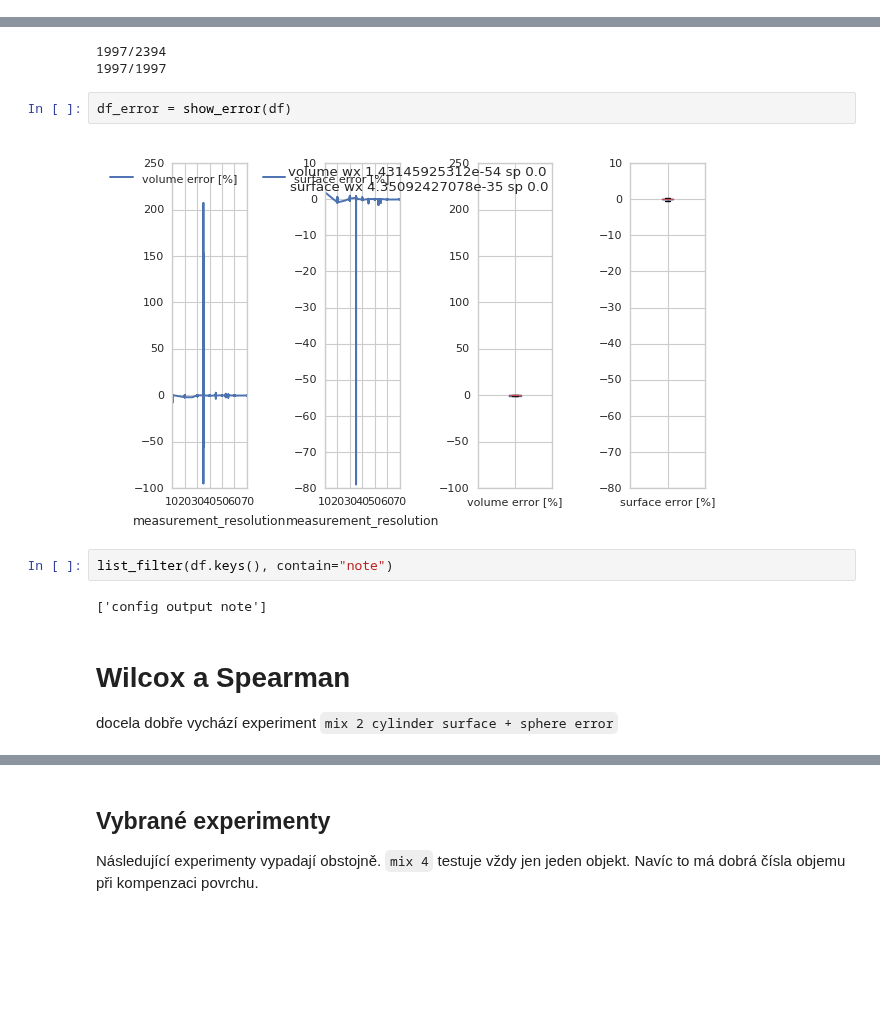
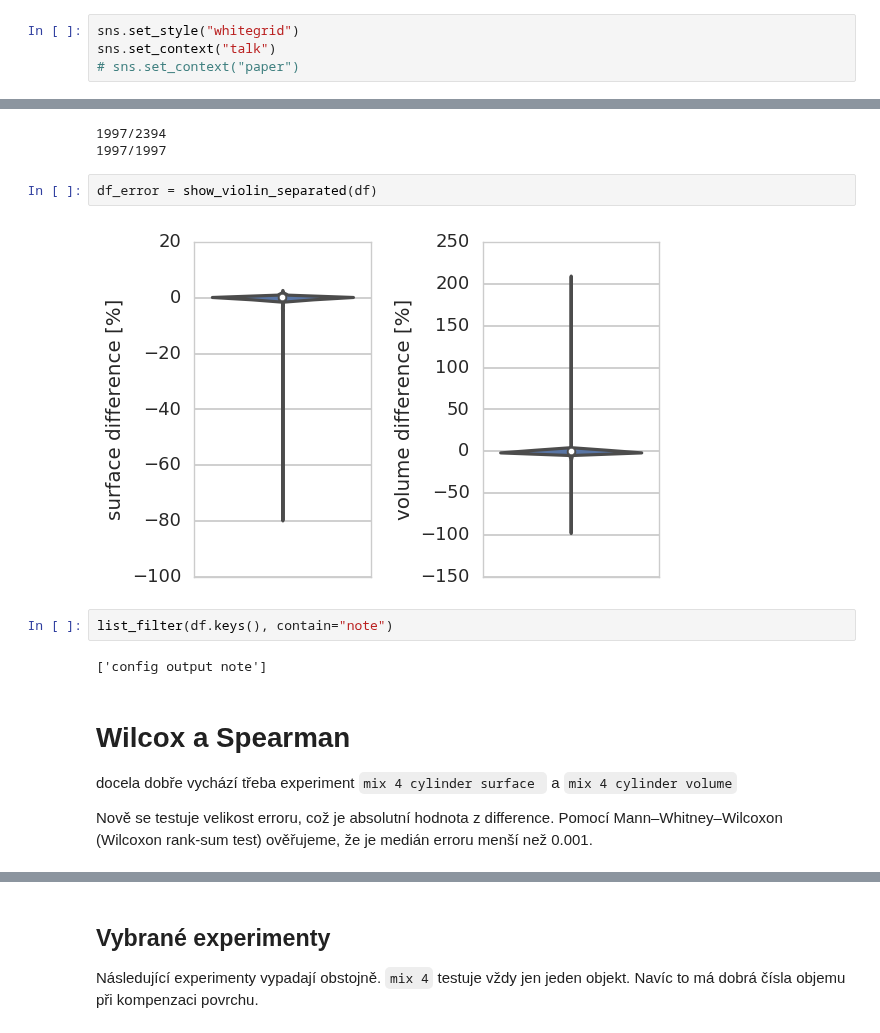
Before and after one commit to mjirik/teigen, a Jupyter notebook: examples/paperfigures.ipynb, the cells around one changed output, grey strips where cells are left out. Cells and saved outputs as stored; diff of their text form; blank space fills up the shorter version.

```diff
--- a/examples/paperfigures.ipynb
+++ b/examples/paperfigures.ipynb
@@ -6,3 +6,7 @@ Populating the interactive namespace from numpy and matplotlib
+# %%
+sns.set_style("whitegrid")
+sns.set_context("talk")
+# sns.set_context("paper")
 # %%
 datapath
 df = read_data(datapath)
@@ -16,17 +20,18 @@ df = select_df(df, older_than="2017-10-05 17:00", note_contains="mix 4", remove=
 1997/2394
 1997/1997
 # %%
-df_error = show_error(df)
+df_error = show_violin_separated(df)
 # %% [output]
-[figure, old version]
+[figure, new version]
 # %%
 list_filter(df.keys(), contain="note")
 # %% [output]
 ['config output note']
-# %% [markdown]
-# Wilcox a Spearman
-
-
-docela dobře vychází experiment
-`mix 2 cylinder surface + sphere error`
+# %% [markdown]
+# Wilcox a Spearman
+
+
+docela dobře vychází třeba experiment `mix 4 cylinder surface ` a  `mix 4 cylinder volume`
+
+Nově se testuje velikost erroru, což je absolutní hodnota z difference. Pomocí Mann–Whitney–Wilcoxon (Wilcoxon rank-sum test) ověřujeme, že je medián erroru menší než 0.001.
 # %%
```
Also changed, not shown: parts of 8 cells of this notebook, 2 other files.
